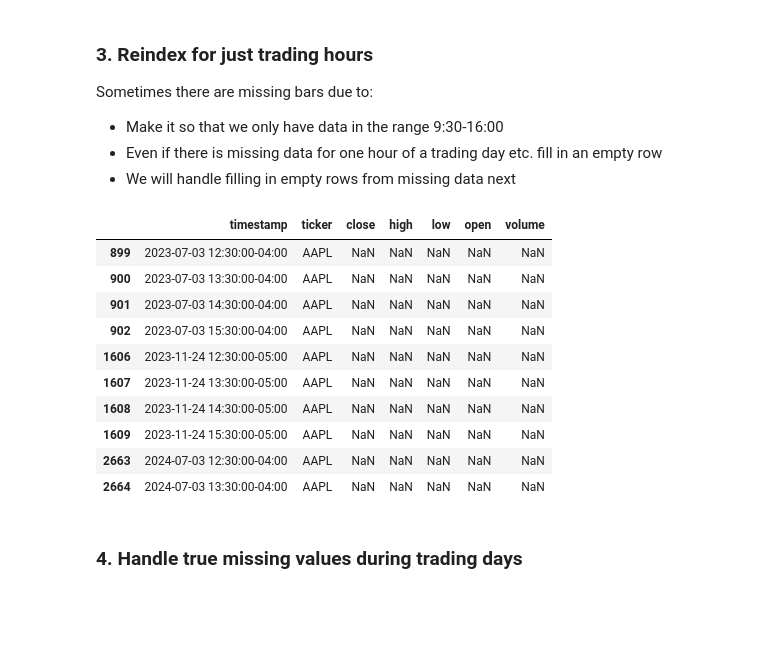
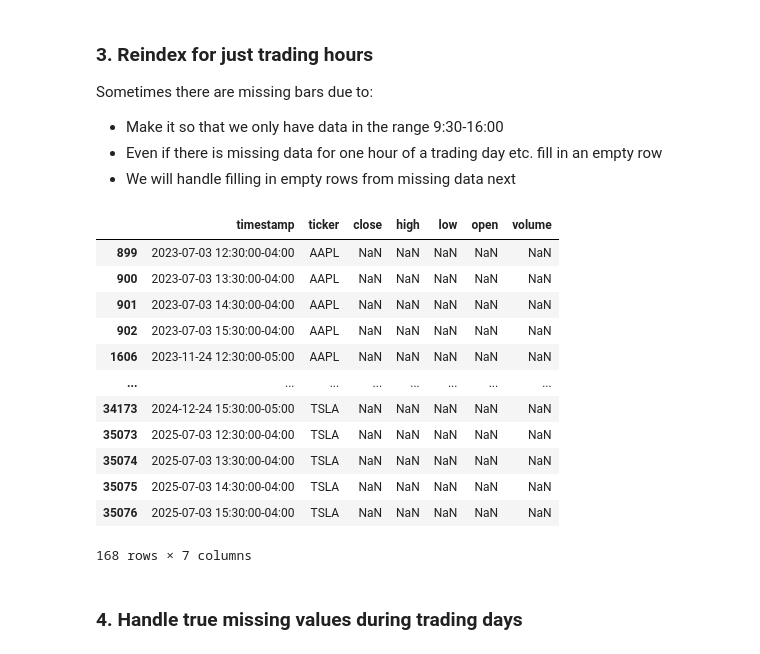
Before and after one commit to amitchell-thomson/Alpha-Fund-Project, a Jupyter notebook: data/cleaning.ipynb, the cells around one changed output. Drawn from its saved outputs; the diff is of its cells as text; code cells hidden in the pictures; blank space fills up the shorter version.

```diff
--- a/data/cleaning.ipynb
+++ b/data/cleaning.ipynb
@@ -119,39 +119,41 @@ trading_days = (
 
 # 4. Build hourly timestamps only for those trading days
 full_index = pd.DatetimeIndex([], tz="America/New_York")
 
 for d in trading_days:
     hours = pd.date_range(
         d + pd.Timedelta(hours=9, minutes=30),
         d + pd.Timedelta(hours=16, minutes=0),
         freq="1h",
         tz="America/New_York",
     )
     hours = hours[hours.time <= time(16, 0)]
     full_index = full_index.union(hours)
 
 # 5. Reindex each ticker to this trading-hours-only index
 dfs = []
 for t in TICKERS:
     df_t = df[df["ticker"] == t].set_index("timestamp")
     df_t = df_t.reindex(full_index)
     df_t["ticker"] = t
     dfs.append(df_t)
 
 df_clean = pd.concat(dfs).reset_index().rename(columns={"index": "timestamp"})
-df_clean[~df_clean.notna()["high"]].head(10)
+df_clean[~df_clean.notna()["high"]]
 # %% [output]
 |  | timestamp | ticker | close | high | low | open | volume |
 | 899 | 2023-07-03 12:30:00-04:00 | AAPL | NaN | NaN | NaN | NaN | NaN |
 | 900 | 2023-07-03 13:30:00-04:00 | AAPL | NaN | NaN | NaN | NaN | NaN |
 | 901 | 2023-07-03 14:30:00-04:00 | AAPL | NaN | NaN | NaN | NaN | NaN |
 | 902 | 2023-07-03 15:30:00-04:00 | AAPL | NaN | NaN | NaN | NaN | NaN |
 | 1606 | 2023-11-24 12:30:00-05:00 | AAPL | NaN | NaN | NaN | NaN | NaN |
-| 1607 | 2023-11-24 13:30:00-05:00 | AAPL | NaN | NaN | NaN | NaN | NaN |
-| 1608 | 2023-11-24 14:30:00-05:00 | AAPL | NaN | NaN | NaN | NaN | NaN |
-| 1609 | 2023-11-24 15:30:00-05:00 | AAPL | NaN | NaN | NaN | NaN | NaN |
-| 2663 | 2024-07-03 12:30:00-04:00 | AAPL | NaN | NaN | NaN | NaN | NaN |
-| 2664 | 2024-07-03 13:30:00-04:00 | AAPL | NaN | NaN | NaN | NaN | NaN |
+| ... | ... | ... | ... | ... | ... | ... | ... |
+| 34173 | 2024-12-24 15:30:00-05:00 | TSLA | NaN | NaN | NaN | NaN | NaN |
+| 35073 | 2025-07-03 12:30:00-04:00 | TSLA | NaN | NaN | NaN | NaN | NaN |
+| 35074 | 2025-07-03 13:30:00-04:00 | TSLA | NaN | NaN | NaN | NaN | NaN |
+| 35075 | 2025-07-03 14:30:00-04:00 | TSLA | NaN | NaN | NaN | NaN | NaN |
+| 35076 | 2025-07-03 15:30:00-04:00 | TSLA | NaN | NaN | NaN | NaN | NaN |
+168 rows × 7 columns
 # %% [markdown]
 ### 4. **Handle true missing values during trading days**
 # %%
```
Also changed, not shown: parts of 2 cells of this notebook, 1 other file.
